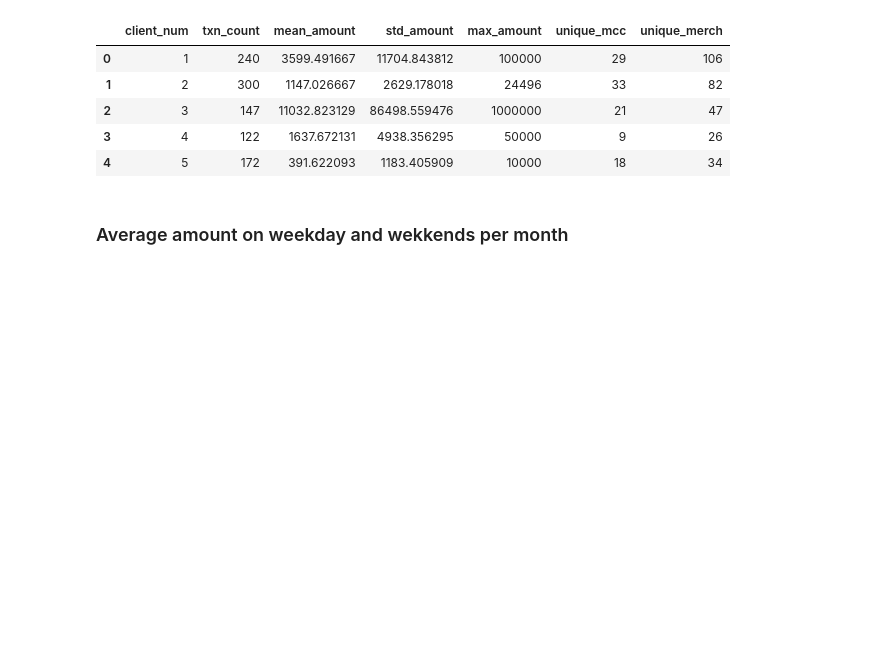
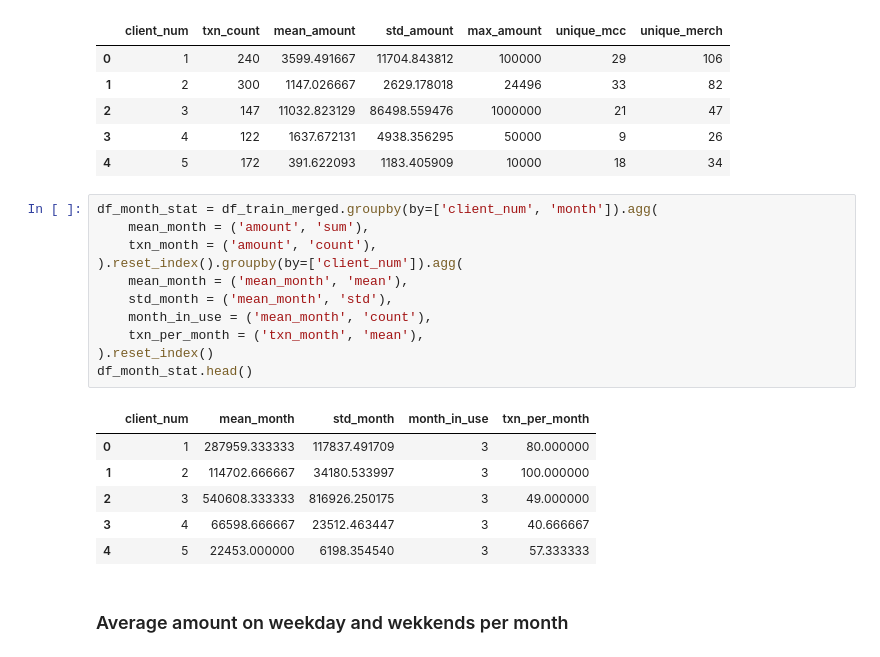
Before and after one commit to ATHigh/Alfa-Summer-Challenge, a Jupyter notebook: src/solution.ipynb, the cells around one changed output. Saved outputs shown, nothing was run; the diff lists cells and outputs as text; blank space fills up the shorter version.

```diff
--- a/src/solution.ipynb
+++ b/src/solution.ipynb
@@ -352,6 +352,24 @@ df_aggregated.head()
 | 2 | 3 | 147 | 11032.823129 | 86498.559476 | 1000000 | 21 | 47 |
 | 3 | 4 | 122 | 1637.672131 | 4938.356295 | 50000 | 9 | 26 |
 | 4 | 5 | 172 | 391.622093 | 1183.405909 | 10000 | 18 | 34 |
+# %%
+df_month_stat = df_train_merged.groupby(by=['client_num', 'month']).agg(
+    mean_month = ('amount', 'sum'),
+    txn_month = ('amount', 'count'),
+).reset_index().groupby(by=['client_num']).agg(
+    mean_month = ('mean_month', 'mean'),
+    std_month = ('mean_month', 'std'),
+    month_in_use = ('mean_month', 'count'),
+    txn_per_month = ('txn_month', 'mean'),
+).reset_index()
+df_month_stat.head()
+# %% [output]
+|  | client_num | mean_month | std_month | month_in_use | txn_per_month |
+| 0 | 1 | 287959.333333 | 117837.491709 | 3 | 80.000000 |
+| 1 | 2 | 114702.666667 | 34180.533997 | 3 | 100.000000 |
+| 2 | 3 | 540608.333333 | 816926.250175 | 3 | 49.000000 |
+| 3 | 4 | 66598.666667 | 23512.463447 | 3 | 40.666667 |
+| 4 | 5 | 22453.000000 | 6198.354540 | 3 | 57.333333 |
 # %% [markdown]
 ### Average amount on weekday and wekkends per month
 # %%
```
Also changed, not shown: parts of 28 cells of this notebook, 1 other file.
